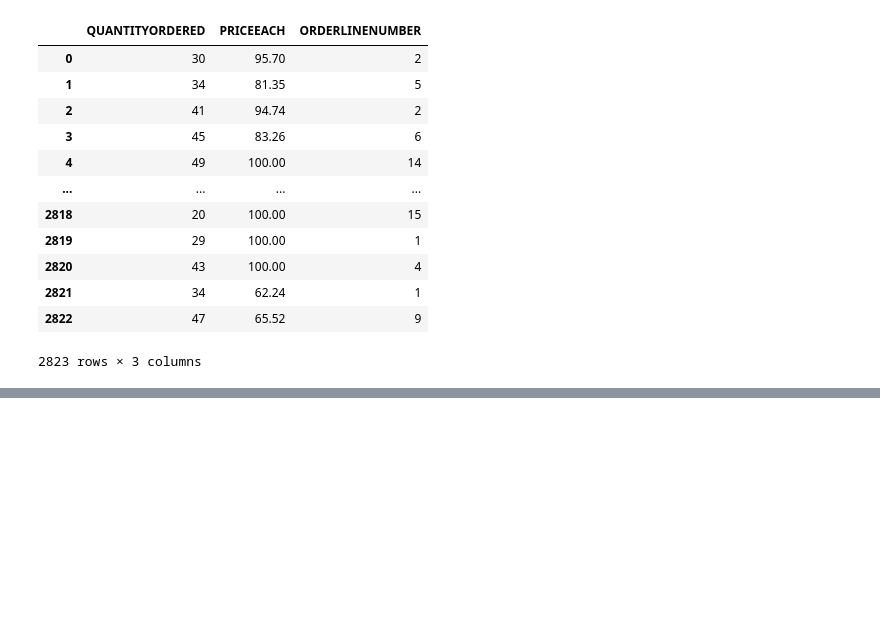
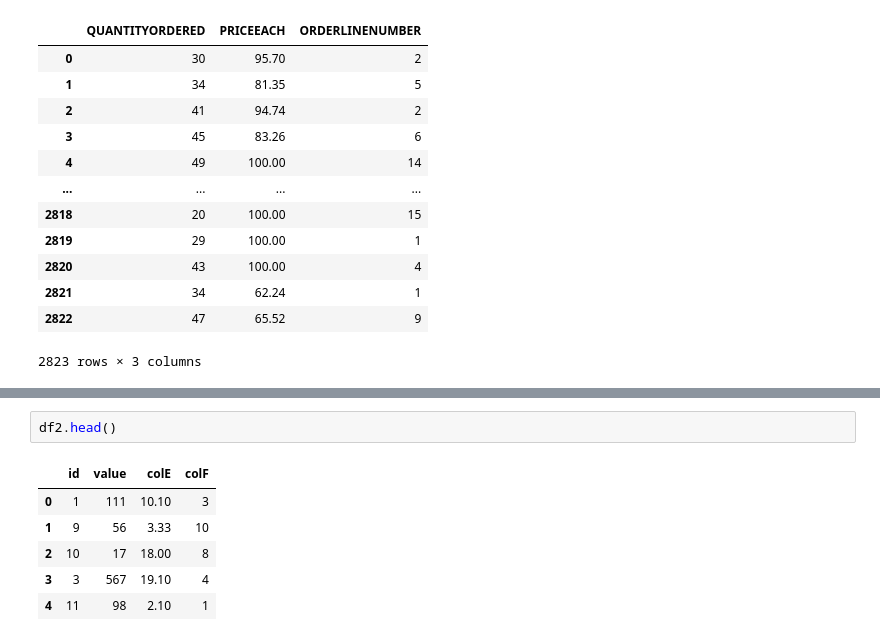
Before and after one commit to JLuceroVasquez/analisis_de_datos_JOLV, a Jupyter notebook: 2.Manipulaciondatosconpandas/2.Pandas_sales.ipynb, the cells around one changed output, grey strips where cells are left out. Cells and saved outputs as stored; diff of their text form; blank space fills up the shorter version.

```diff
--- a/2.Sesion2/2.Pandas_sales.ipynb
+++ b/2.Manipulaciondatosconpandas/2.Pandas_sales.ipynb
@@ -157,0 +170,9 @@ sales_df[sales_df.columns[1:4]]
+# %%
+df2.head()
+# %% [output]
+|  | id | value | colE | colF |
+| 0 | 1 | 111 | 10.10 | 3 |
+| 1 | 9 | 56 | 3.33 | 10 |
+| 2 | 10 | 17 | 18.00 | 8 |
+| 3 | 3 | 567 | 19.10 | 4 |
+| 4 | 11 | 98 | 2.10 | 1 |
```
Also changed, not shown: parts of 2 cells of this notebook, 14 other files.
